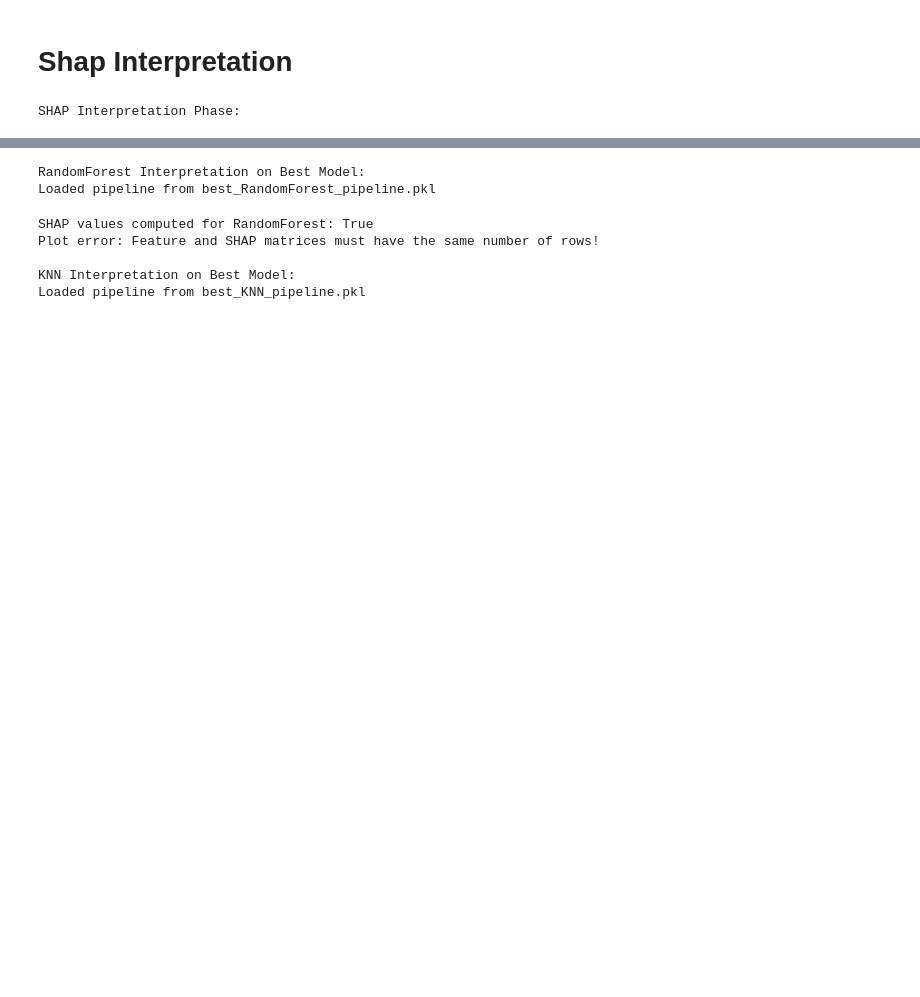
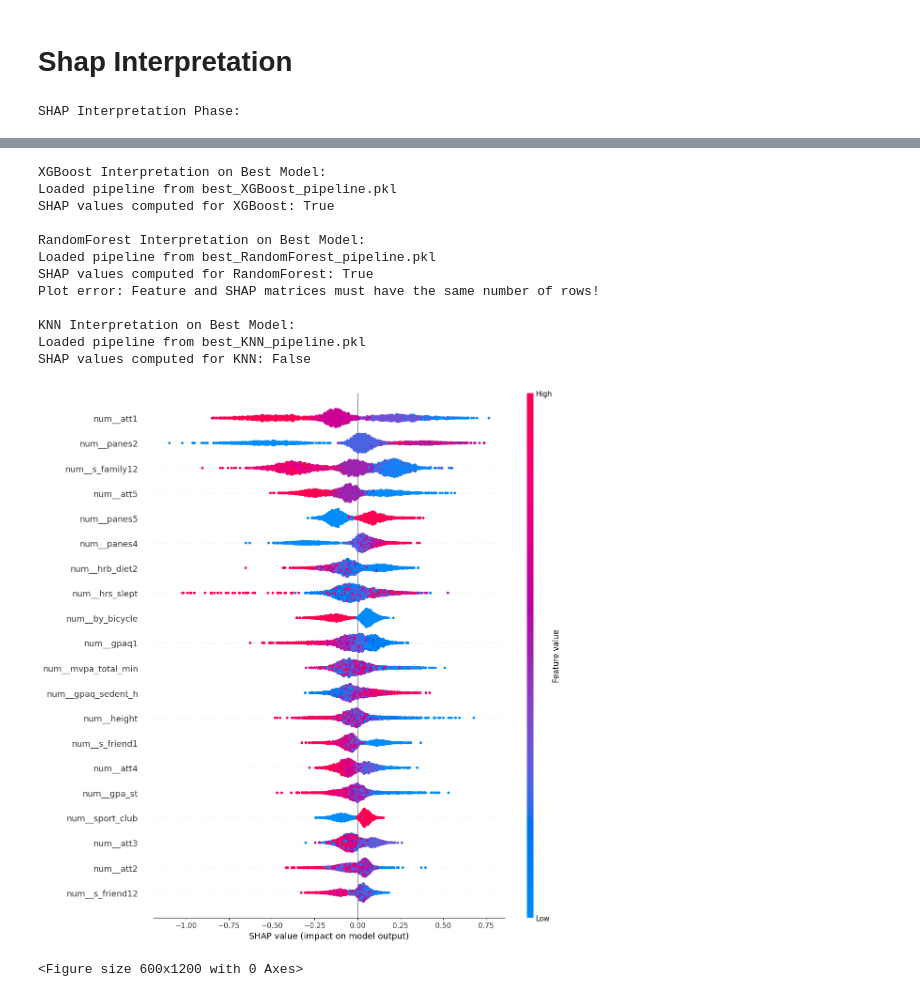
Before and after one commit to stephugm/sad-mental-health-prediction, a Jupyter notebook: student_mental_health.ipynb, the cells around one changed output, grey strips where cells are left out. Cells and saved outputs as stored; diff of their text form; code cells hidden in the pictures; blank space fills up the shorter version.

```diff
--- a/student_mental_health.ipynb
+++ b/student_mental_health.ipynb
@@ -512,38 +622,50 @@ for name, (model, params) in classifiers.items():
     shap_values = None
     try:
       if(name == "RandomForest"):
           explainer = shap.TreeExplainer(best_model)
           shap_values = explainer.shap_values(X_test_df.iloc[:50])
       elif(name == "XGBoost"):
           explainer = shap.TreeExplainer(best_model.get_booster())
           shap_values = explainer.shap_values(X_test_df)
       # elif(name== "KNN"):
           # background = shap.sample(X_train_df, 100)
           # explainer = shap.KernelExplainer(
           #     best_model.predict_proba,
           #     shap.sample(X_train_df, 100)   # background
           # )
           # shap_values = explainer.shap_values(X_test_df)
     except Exception as e:
       print("Failed SHAP for", name, ":", e)
       continue
 
     print(f"SHAP values computed for {name}: {shap_values is not None}")
     if shap_values is None:
         continue
     try:
-        shap.summary_plot(shap_values, X_test_df, max_display=20, show=False)
-        plt.title(f'{name} SHAP Summary Plot')
-        plt.show()
+        plt.figure(figsize=(6, 12))
+        shap.summary_plot(
+            shap_values,
+            X_test_df,
+            max_display=20,
+            plot_size=(12, 12),
+            show=False
+        )
     except Exception as e:
         print("Plot error:", e)
 # %% [output]
 SHAP Interpretation Phase:
 [interactive output not drawn]
+XGBoost Interpretation on Best Model:
+Loaded pipeline from best_XGBoost_pipeline.pkl
+SHAP values computed for XGBoost: True
+
 RandomForest Interpretation on Best Model:
 Loaded pipeline from best_RandomForest_pipeline.pkl
+SHAP values computed for RandomForest: True
+Plot error: Feature and SHAP matrices must have the same number of rows!
+
+KNN Interpretation on Best Model:
+Loaded pipeline from best_KNN_pipeline.pkl
+SHAP values computed for KNN: False
+[figure, added]
-SHAP values computed for RandomForest: True
-Plot error: Feature and SHAP matrices must have the same number of rows!
-
-KNN Interpretation on Best Model:
-Loaded pipeline from best_KNN_pipeline.pkl
+<Figure size 600x1200 with 0 Axes>
```
Also changed, not shown: parts of 8 cells of this notebook, 2 other files.
